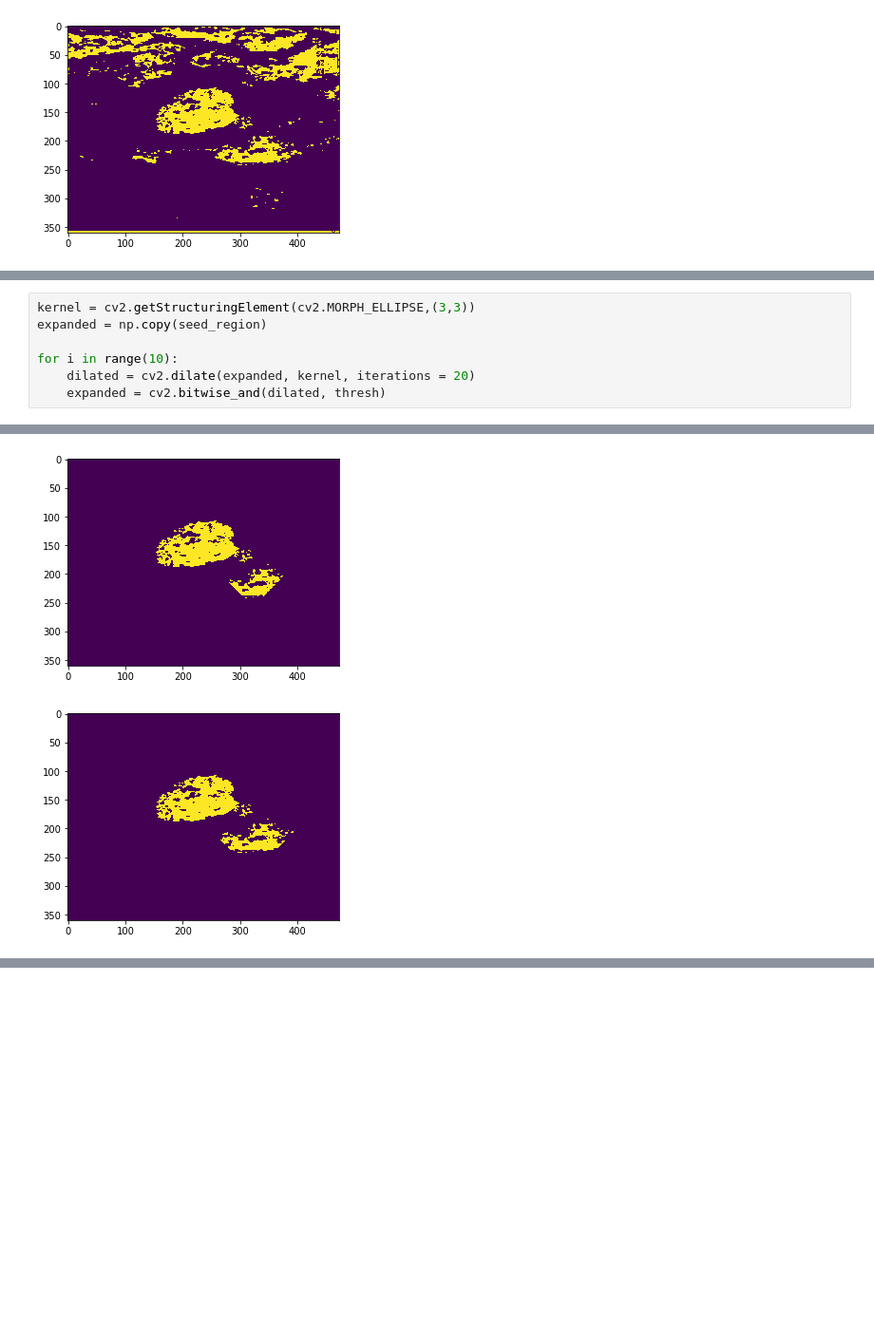
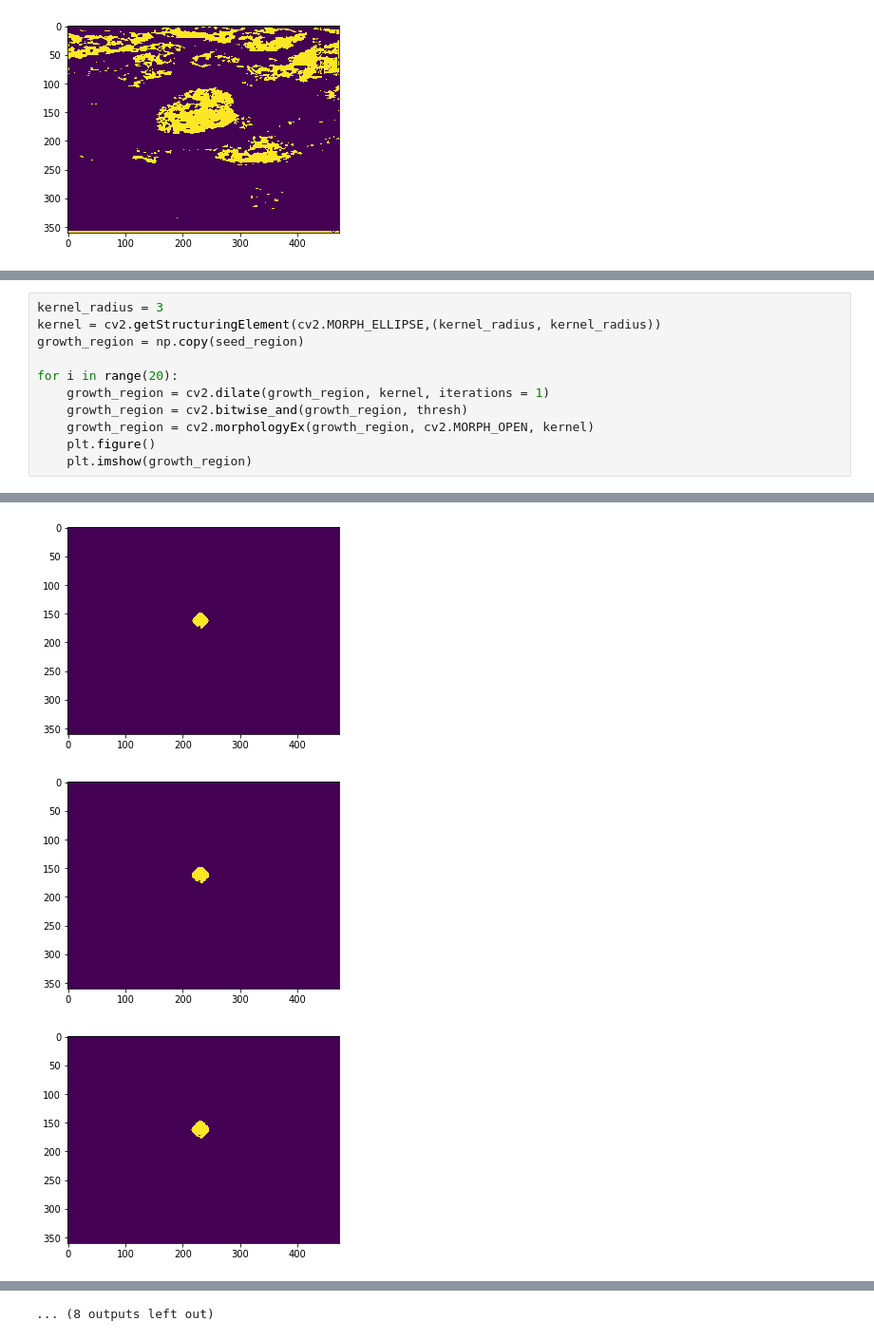
Before and after one commit to penn-ultrasound-research-laboratory/Deep-Ultrasound-Classification, a Jupyter notebook: _notebooks/LeakPluggingCary.ipynb, the cells around one changed output, grey strips where cells are left out. Shown: that part at 95% size. Cells and saved outputs as stored; diff of their text form; blank space fills up the shorter version.

```diff
--- a/_notebooks/LeakPluggingCary.ipynb
+++ b/_notebooks/LeakPluggingCary.ipynb
@@ -110,8 +141,12 @@ plt.imshow(thresh)
 # %%
-kernel = cv2.getStructuringElement(cv2.MORPH_ELLIPSE,(3,3))
-expanded = np.copy(seed_region)
+kernel_radius = 3
+kernel = cv2.getStructuringElement(cv2.MORPH_ELLIPSE,(kernel_radius, kernel_radius))
+growth_region = np.copy(seed_region)
 
-for i in range(10):
-    dilated = cv2.dilate(expanded, kernel, iterations = 20)
-    expanded = cv2.bitwise_and(dilated, thresh)
+for i in range(20):
+    growth_region = cv2.dilate(growth_region, kernel, iterations = 1)
+    growth_region = cv2.bitwise_and(growth_region, thresh)
+    growth_region = cv2.morphologyEx(growth_region, cv2.MORPH_OPEN, kernel)
+    plt.figure()
+    plt.imshow(growth_region)
 # %% [output]
@@ -126,2 +161,3 @@ for i in range(10):
-[figure, old version]
+[figure, new version]
-[figure, old version]
+[figure, new version]
+[figure, added]
@@ -127,0 +165 @@ for i in range(10):
+... (8 outputs left out)
```
Also changed, not shown: parts of 5 cells of this notebook.
